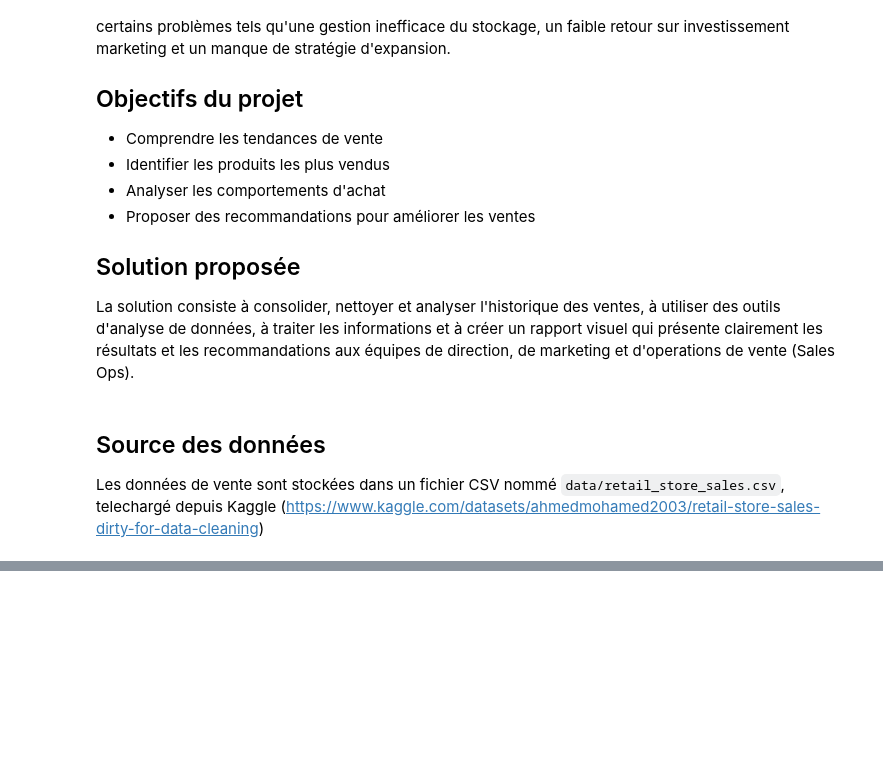
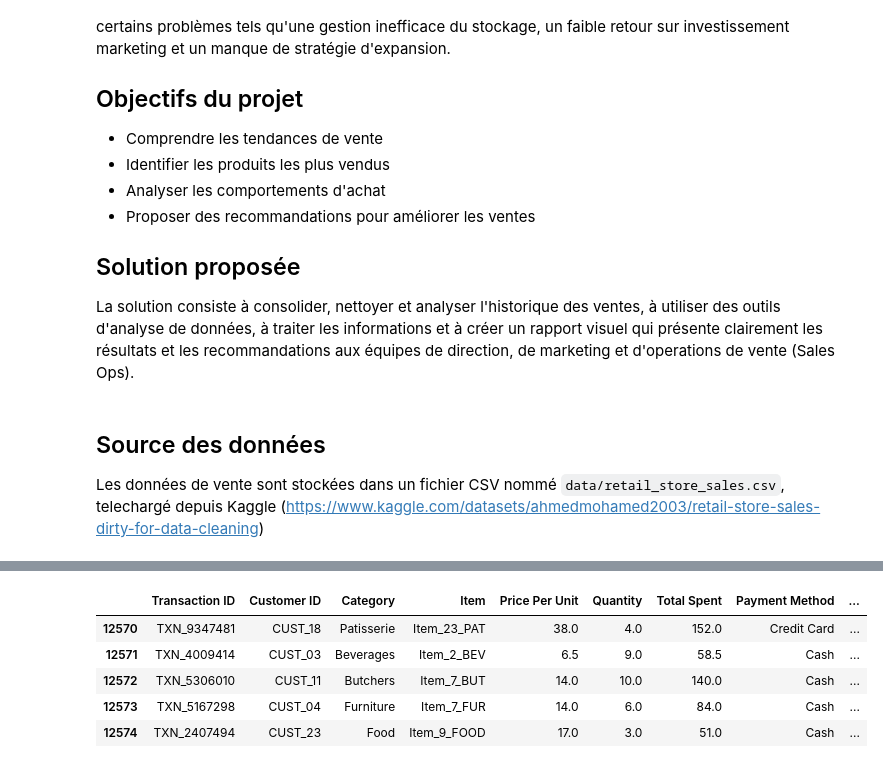
Before and after one commit to gezielcarvalho/commerce, a Jupyter notebook: commerce.ipynb, the cells around one changed output, grey strips where cells are left out. Cells and saved outputs as stored; diff of their text form; code cells hidden in the pictures; blank space fills up the shorter version.

```diff
--- a/commerce.ipynb
+++ b/commerce.ipynb
@@ -37,0 +53,9 @@ ModuleNotFoundError: No module named 'kagglehub'
+# %%
+sales_data.tail()
+# %% [output]
+|  | Transaction ID | Customer ID | Category | Item | Price Per Unit | Quantity | Total Spent | Payment Method | ... |
+| 12570 | TXN_9347481 | CUST_18 | Patisserie | Item_23_PAT | 38.0 | 4.0 | 152.0 | Credit Card | ... |
+| 12571 | TXN_4009414 | CUST_03 | Beverages | Item_2_BEV | 6.5 | 9.0 | 58.5 | Cash | ... |
+| 12572 | TXN_5306010 | CUST_11 | Butchers | Item_7_BUT | 14.0 | 10.0 | 140.0 | Cash | ... |
+| 12573 | TXN_5167298 | CUST_04 | Furniture | Item_7_FUR | 14.0 | 6.0 | 84.0 | Cash | ... |
+| 12574 | TXN_2407494 | CUST_23 | Food | Item_9_FOOD | 17.0 | 3.0 | 51.0 | Cash | ... |
```
Also changed, not shown: parts of 12 cells of this notebook.
